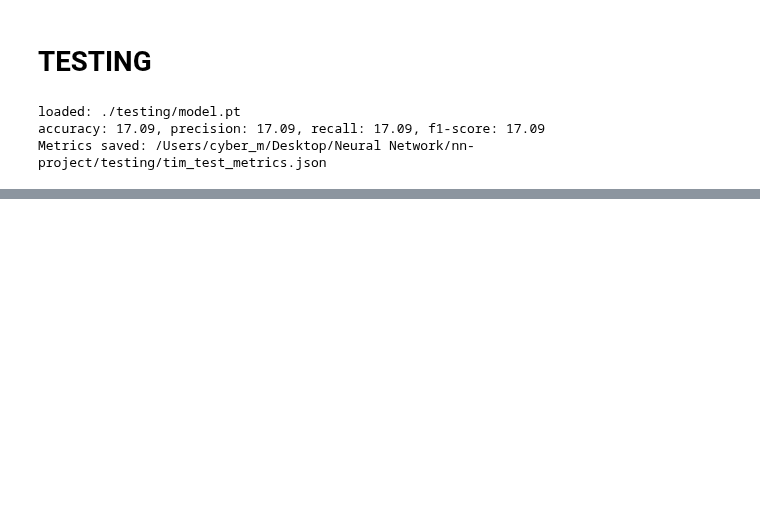
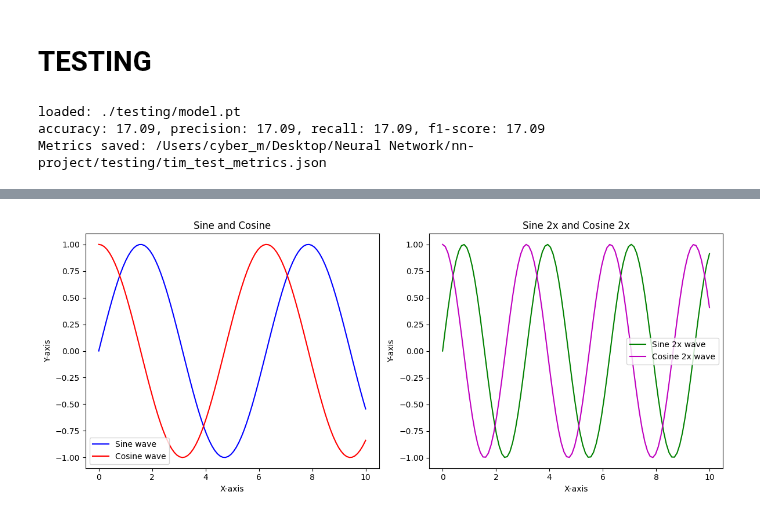
Before and after one commit to cybernetic-m/nn-project, a Jupyter notebook: notebook_nn_exam.ipynb, the cells around one changed output, grey strips where cells are left out. Saved outputs shown, nothing was run; the diff lists cells and outputs as text; code cells hidden in the pictures; blank space fills up the shorter version.

```diff
--- a/notebook_nn_exam.ipynb
+++ b/notebook_nn_exam.ipynb
@@ -352,0 +349,35 @@ Metrics saved: /Users/cyber_m/Desktop/Neural Network/nn-project/testing/tim_test
+# %%
+import matplotlib.pyplot as plt
+import numpy as np
+
+# Create some sample data
+x = np.linspace(0, 10, 100)
+y1 = np.sin(x)
+y2 = np.cos(x)
+y3 = np.sin(2 * x)
+y4 = np.cos(2 * x)
+
+# Create a figure with 1 row and 2 columns of subplots
+fig, ax = plt.subplots(nrows=1, ncols=2, figsize=(12, 5))  # figsize adjusts the size of the figure
+
+# Plot y1 and y2 on the first subplot (ax[0])
+ax[0].plot(x, y1, label='Sine wave', color='b')
+ax[0].plot(x, y2, label='Cosine wave', color='r')
+ax[0].set_title('Sine and Cosine')
+ax[0].set_xlabel('X-axis')
+ax[0].set_ylabel('Y-axis')
+ax[0].legend()  # Display legend
+
+# Plot y3 and y4 on the second subplot (ax[1])
+ax[1].plot(x, y3, label='Sine 2x wave', color='g')
+ax[1].plot(x, y4, label='Cosine 2x wave', color='m')
+ax[1].set_title('Sine 2x and Cosine 2x')
+ax[1].set_xlabel('X-axis')
+ax[1].set_ylabel('Y-axis')
+ax[1].legend()  # Display legend
+
+# Display the plot
+plt.tight_layout()  # This helps to prevent overlapping of subplots
+plt.show()
+# %% [output]
+[figure, added]
```
Also changed, not shown: parts of 10 cells of this notebook, 2 other files.
